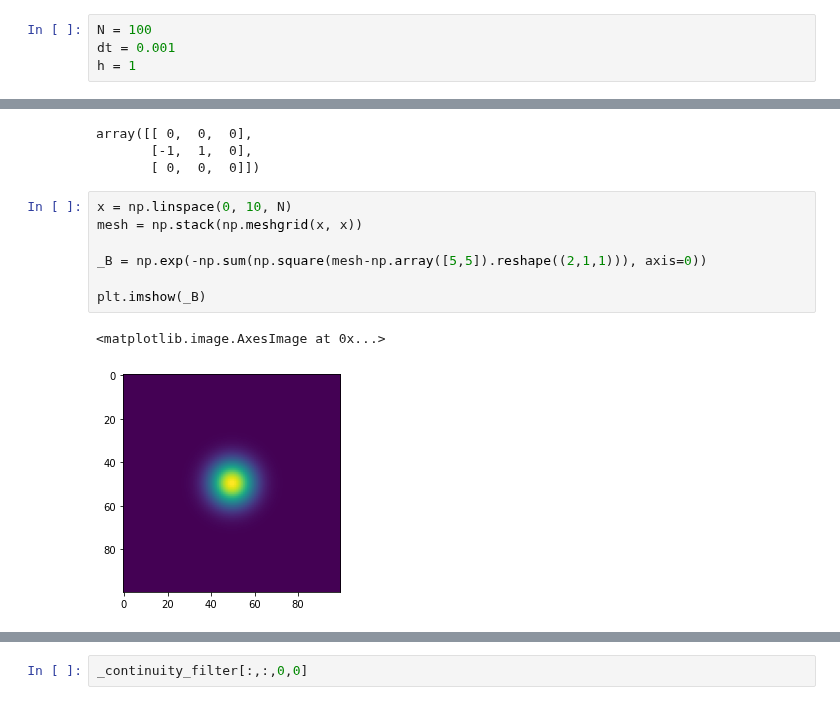
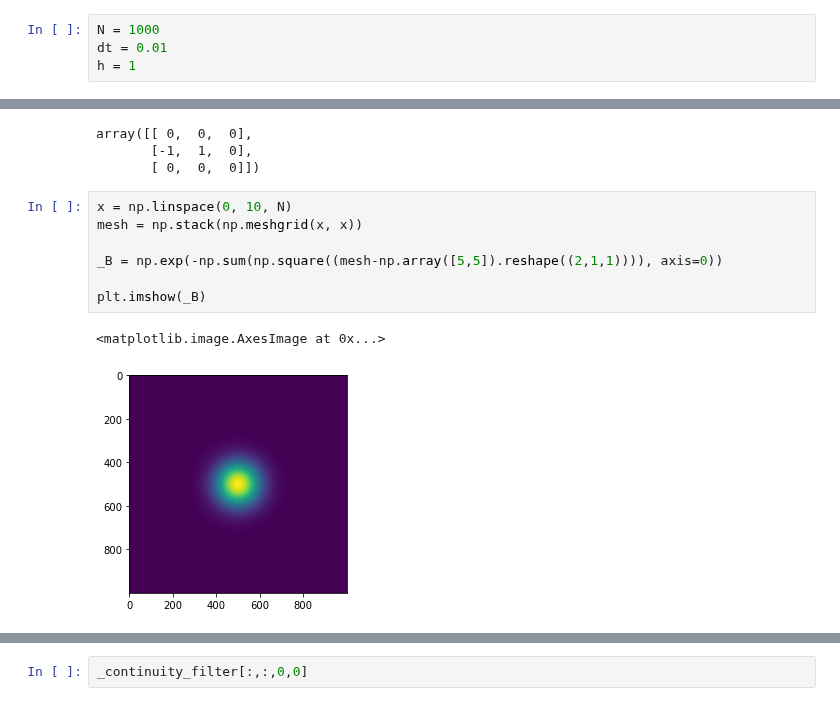
Before and after one commit to OliverSkocek/maxwell, a Jupyter notebook: notebooks/another_discretization_of_2d_maxwell.ipynb, the cells around one changed output, grey strips where cells are left out. Drawn from its saved outputs; the diff is of its cells as text.

Commit message:
added plot

```diff
--- a/notebooks/another_discretization_of_2d_maxwell.ipynb
+++ b/notebooks/another_discretization_of_2d_maxwell.ipynb
@@ -6,6 +11,6 @@ from tensorflow.nn import convolution
 # %%
-N = 100
-dt = 0.001
+N = 1000
+dt = 0.01
 h = 1
 # %%
 _U = np.zeros(shape=(N, N, 2))
@@ -37,10 +42,10 @@ array([[ 0,  0,  0],
 # %%
 x = np.linspace(0, 10, N)
 mesh = np.stack(np.meshgrid(x, x))
 
-_B = np.exp(-np.sum(np.square(mesh-np.array([5,5]).reshape((2,1,1))), axis=0))
+_B = np.exp(-np.sum(np.square((mesh-np.array([5,5]).reshape((2,1,1)))), axis=0))
 
 plt.imshow(_B)
 # %% [output]
 <matplotlib.image.AxesImage at 0x...>
-[figure, old version]
+[figure, new version]
```
Also changed, not shown: parts of 15 cells of this notebook.
